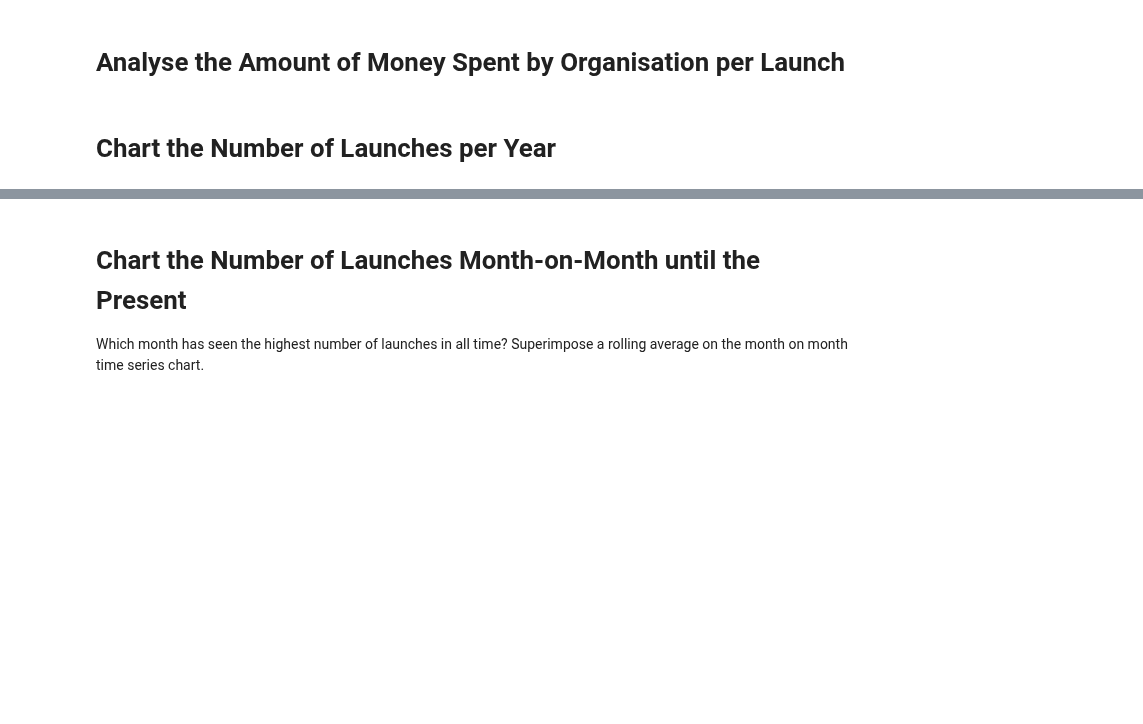
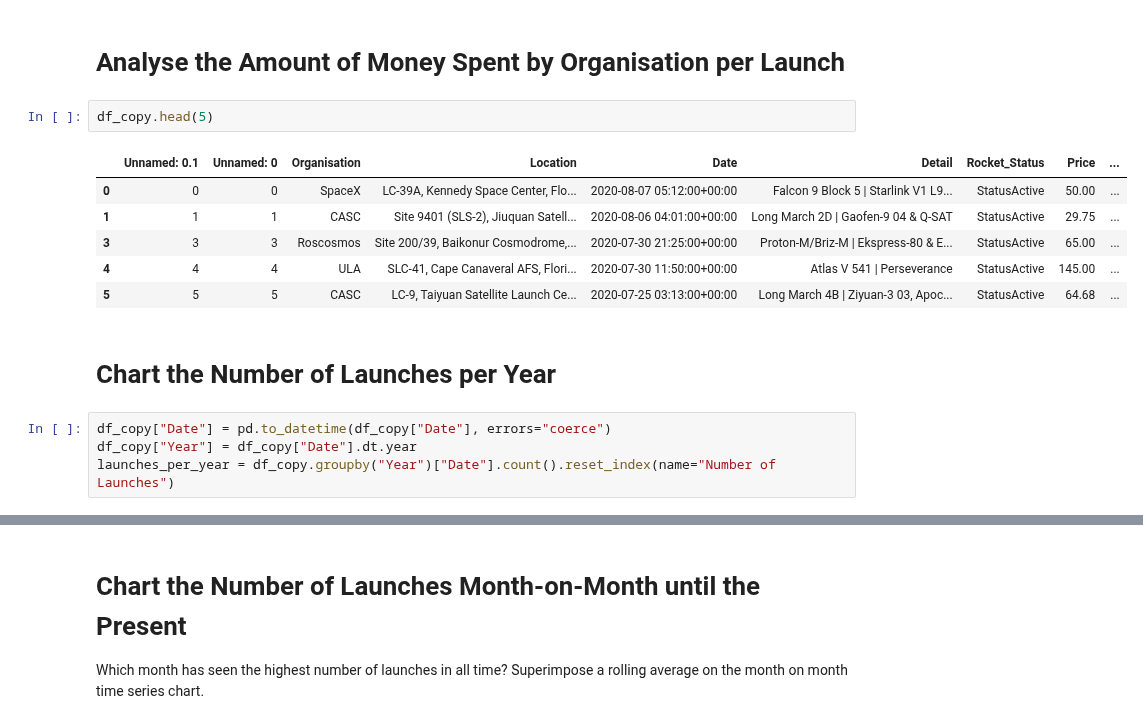
Before and after one commit to ViktorGeorgiev98/analyze-and_visualize-space-race, a Jupyter notebook: Space_Missions_Analysis_(start).ipynb, the cells around one changed output, grey strips where cells are left out. Saved outputs shown, nothing was run; the diff lists cells and outputs as text; blank space fills up the shorter version.

```diff
--- a/Space_Missions_Analysis_(start).ipynb
+++ b/Space_Missions_Analysis_(start).ipynb
@@ -471,5 +471,18 @@ plt.show()
 [figure]
 # %% [markdown]
 # Analyse the Amount of Money Spent by Organisation per Launch
+# %%
+df_copy.head(5)
+# %% [output]
+|  | Unnamed: 0.1 | Unnamed: 0 | Organisation | Location | Date | Detail | Rocket_Status | Price | ... |
+| 0 | 0 | 0 | SpaceX | LC-39A, Kennedy Space Center, Flo... | 2020-08-07 05:12:00+00:00 | Falcon 9 Block 5 | Starlink V1 L9... | StatusActive | 50.00 | ... |
+| 1 | 1 | 1 | CASC | Site 9401 (SLS-2), Jiuquan Satell... | 2020-08-06 04:01:00+00:00 | Long March 2D | Gaofen-9 04 & Q-SAT | StatusActive | 29.75 | ... |
+| 3 | 3 | 3 | Roscosmos | Site 200/39, Baikonur Cosmodrome,... | 2020-07-30 21:25:00+00:00 | Proton-M/Briz-M | Ekspress-80 & E... | StatusActive | 65.00 | ... |
+| 4 | 4 | 4 | ULA | SLC-41, Cape Canaveral AFS, Flori... | 2020-07-30 11:50:00+00:00 | Atlas V 541 | Perseverance | StatusActive | 145.00 | ... |
+| 5 | 5 | 5 | CASC | LC-9, Taiyuan Satellite Launch Ce... | 2020-07-25 03:13:00+00:00 | Long March 4B | Ziyuan-3 03, Apoc... | StatusActive | 64.68 | ... |
 # %% [markdown]
 # Chart the Number of Launches per Year
+# %%
+df_copy["Date"] = pd.to_datetime(df_copy["Date"], errors="coerce")
+df_copy["Year"] = df_copy["Date"].dt.year
+launches_per_year = df_copy.groupby("Year")["Date"].count().reset_index(name="Number of Launches")
```
Also changed, not shown: parts of 1 cell of this notebook.
